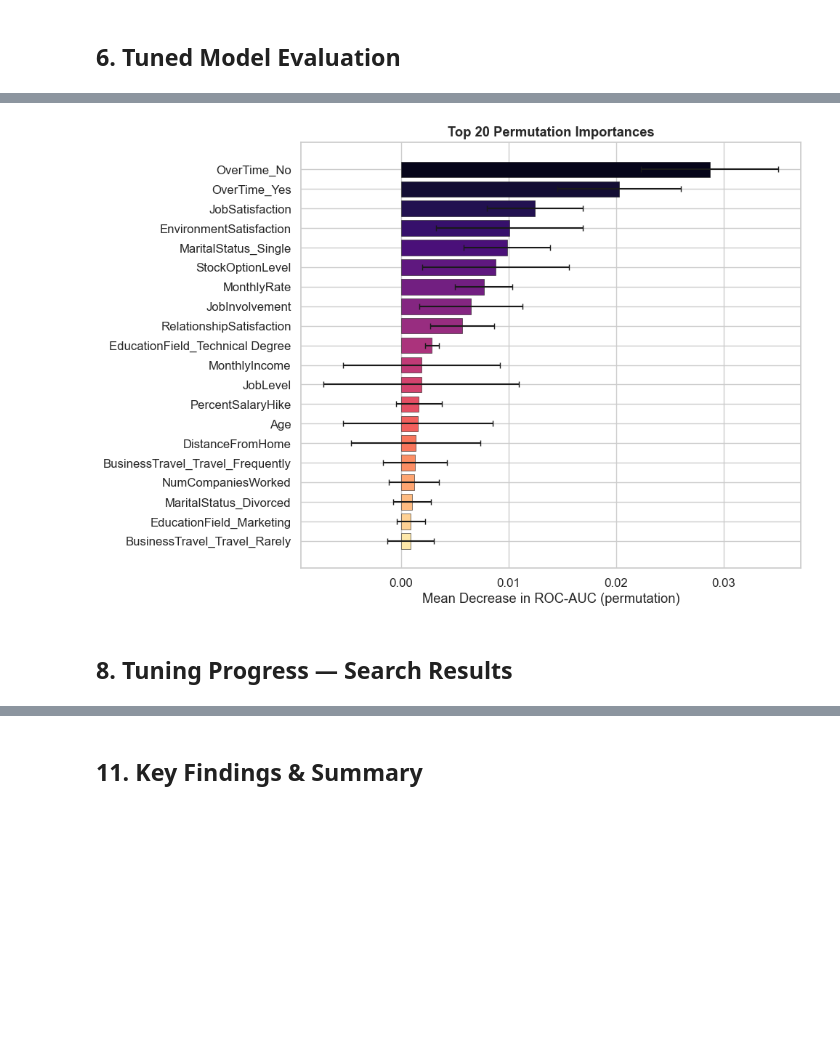
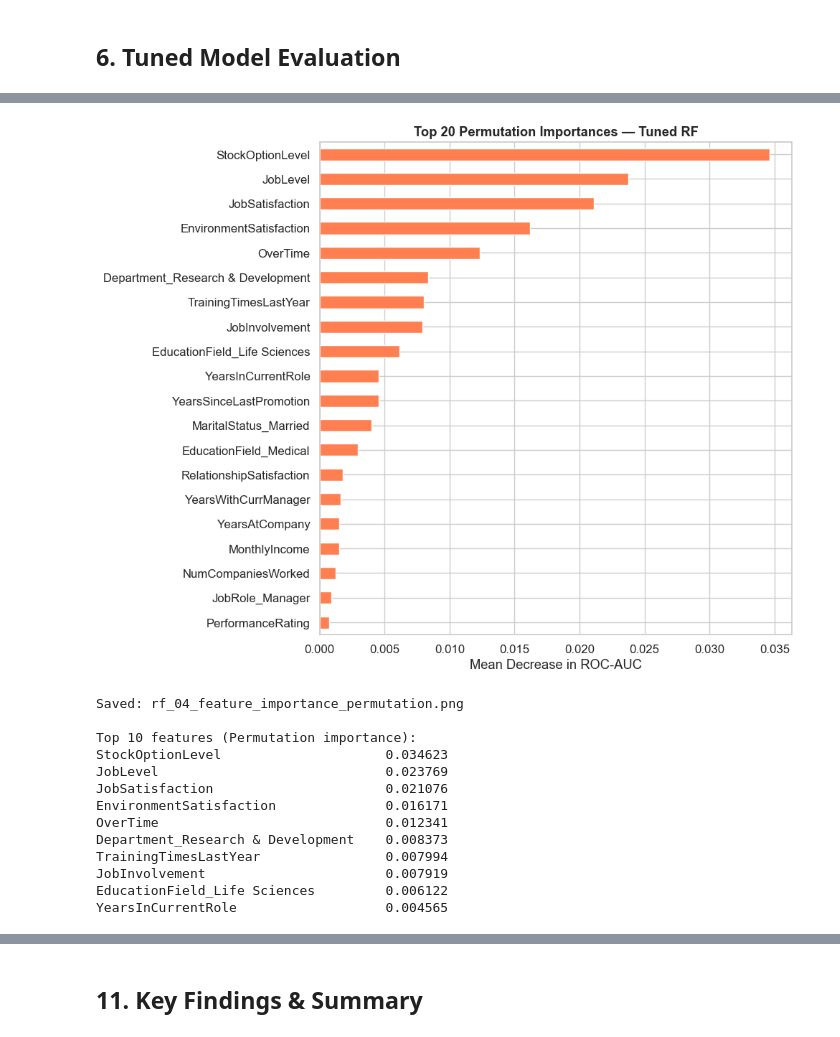
Before and after one commit to nisansalasandu/xgboost-vs-randomforest-attrition, a Jupyter notebook: notebooks/02_random_forest_model.ipynb, the cells around one changed output, grey strips where cells are left out. Cells and saved outputs as stored; diff of their text form; code cells hidden in the pictures; blank space fills up the shorter version.

```diff
--- a/notebooks/02_random_forest_model.ipynb
+++ b/notebooks/02_random_forest_model.ipynb
@@ -274,11 +272,12 @@ Best Parameters :
 # %% [markdown]
 ## 6. Tuned Model Evaluation
 # %%
-# ── Best estimator from search ────────────────────────────────────────────────
-rf_tuned = rf_search.best_estimator_
+# Best estimator is the full pipeline; extract RF step for feature importance
+best_pipeline = rf_search.best_estimator_
+rf_tuned      = best_pipeline.named_steps['rf']  # extract RF step
 
-y_pred_tuned  = rf_tuned.predict(X_test)
-y_proba_tuned = rf_tuned.predict_proba(X_test)[:, 1]
+y_pred_tuned  = best_pipeline.predict(X_test)
+y_proba_tuned = best_pipeline.predict_proba(X_test)[:, 1]
 
 # ── Metrics ──────────────────────────────────────────────────────────────────
 metrics = {
@@ -291,8 +290,8 @@ metrics = {
 }
 
 print('=== Tuned Random Forest — Test Set Metrics ===')
-for name, val in metrics.items():
-    print(f'  {name:<12}: {val:.4f}')
+for k, v in metrics.items():
+    print(f'  {k:<12}: {v:.4f}')
 
 print('\n--- Classification Report ---')
 print(classification_report(y_test, y_pred_tuned, target_names=['No Attrition', 'Attrition']))
@@ -418,32 +444,43 @@ YearsWithCurrManager    0.036252
 # %%
-# ── Permutation importance (model-agnostic, more reliable) ───────────────────
-perm_result = permutation_importance(
+# ── Permutation importance on test set (model-agnostic, more reliable) ───────────────────
+perm_imp = permutation_importance(
     rf_tuned, X_test, y_test,
-    n_repeats=10,
+    n_repeats=15,
     random_state=RANDOM_STATE,
     scoring='roc_auc',
     n_jobs=-1
 )
 
-perm_imp = pd.DataFrame({
-    'feature'   : X.columns,
-    'importance': perm_result.importances_mean,
-    'std'       : perm_result.importances_std
-}).sort_values('importance', ascending=False).head(TOP_N)
+perm_series = pd.Series(
+    perm_imp.importances_mean,
+    index=X_train.columns
+).sort_values(ascending=False)
 
-fig, ax = plt.subplots(figsize=(10, 7))
-ax.barh(
-    perm_imp['feature'][::-1],
-    perm_imp['importance'][::-1],
-    xerr=perm_imp['std'][::-1],
-    color=sns.color_palette('magma', TOP_N)[::-1],
-    edgecolor='k', linewidth=0.4, capsize=3
+fig, ax = plt.subplots(figsize=(10, 8))
+perm_series.head(20).sort_values().plot(
+    kind='barh', ax=ax, color='coral', edgecolor='white'
 )
-ax.set_xlabel('Mean Decrease in ROC-AUC (permutation)')
-ax.set_title(f'Top {TOP_N} Permutation Importances', fontweight='bold')
+ax.set_title('Top 20 Permutation Importances — Tuned RF', fontweight='bold')
+ax.set_xlabel('Mean Decrease in ROC-AUC')
 plt.tight_layout()
+plt.savefig(f'{FIGURES_DIR}/rf_04_feature_importance_permutation.png', dpi=150, bbox_inches='tight')
 plt.show()
+print('Saved: rf_04_feature_importance_permutation.png')
+
+print('\nTop 10 features (Permutation importance):')
+print(perm_series.head(10).to_string())
 # %% [output]
-[figure, old version]
+[figure, new version]
+Saved: rf_04_feature_importance_permutation.png
+
+Top 10 features (Permutation importance):
+StockOptionLevel                     0.034623
+JobLevel                             0.023769
+JobSatisfaction                      0.021076
+EnvironmentSatisfaction              0.016171
+OverTime                             0.012341
+Department_Research & Development    0.008373
+TrainingTimesLastYear                0.007994
+JobInvolvement                       0.007919
+EducationField_Life Sciences         0.006122
+YearsInCurrentRole                   0.004565
-# %% [markdown]
-## 8. Tuning Progress — Search Results
```
Also changed, not shown: parts of 44 cells of this notebook, 57 other files.
